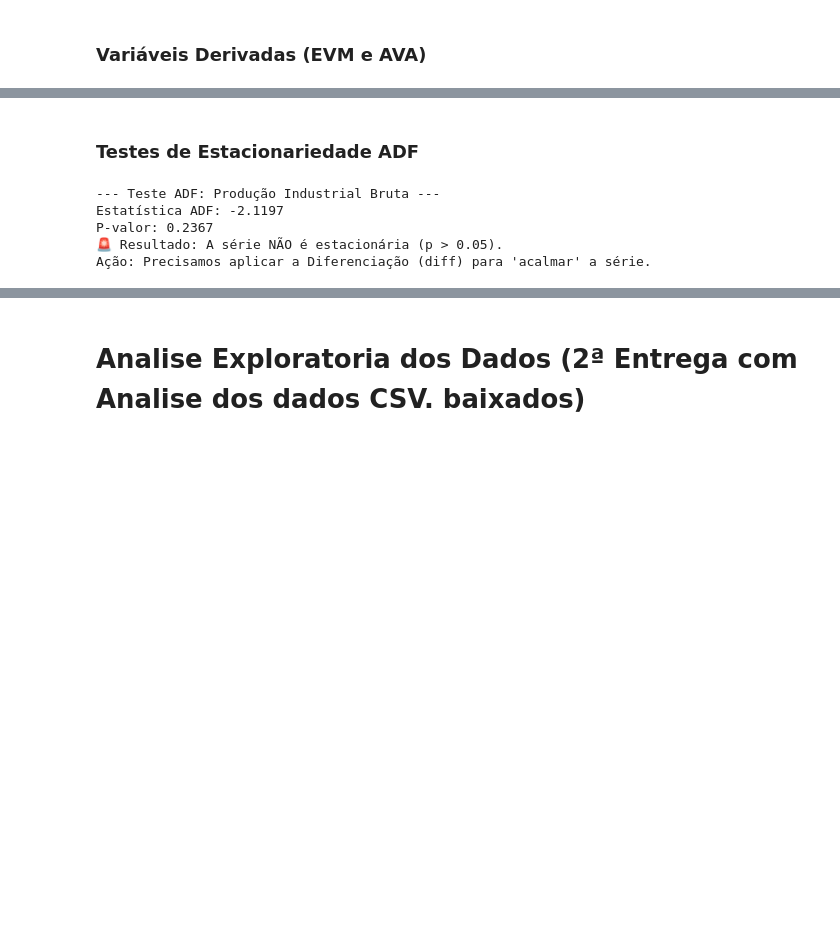
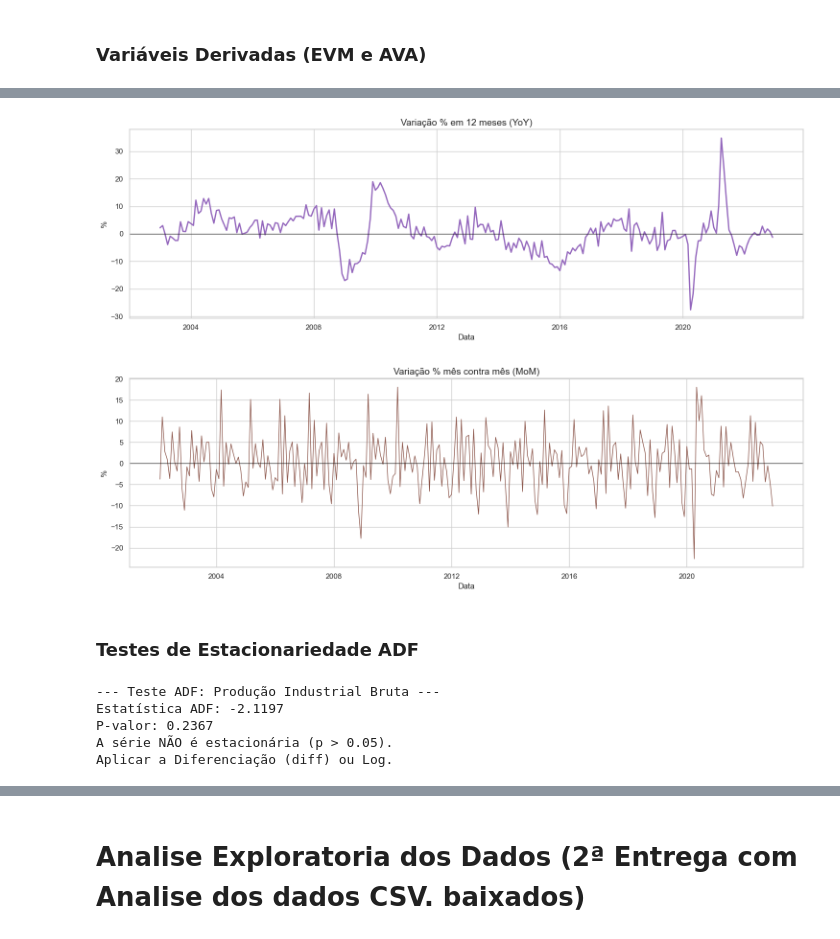
Before and after one commit to MarianaMayumeCaniza/PROJETOAPLICADO4_2026.01, a Jupyter notebook: Desenvolvimento/DesenvolvimentodoProjeto.ipynb, the cells around one changed output, grey strips where cells are left out. Cells and saved outputs as stored; diff of their text form; code cells hidden in the pictures; blank space fills up the shorter version.

```diff
--- a/Desenvolvimento/DesenvolvimentodoProjeto.ipynb
+++ b/Desenvolvimento/DesenvolvimentodoProjeto.ipynb
@@ -279,3 +279,14 @@ plt.show()
 [figure]
 # %% [markdown]
 ### Variáveis Derivadas (EVM e AVA)
+# %%
+# 1. Calculando a EVM (Variação Mensal %)
+# Compara o mês atual com o mês imediatamente anterior
+BrasilGeral['EVM'] = BrasilGeral['Indice'].pct_change(1) * 100
+
+# 2. Calculando a AVA (Variação Acumulada 12 meses %)
+# Compara o mês atual com o mesmo mês do ano anterior
+BrasilGeral['AVA'] = BrasilGeral['Indice'].pct_change(12) * 100
+
+# Visualizando os novos dados
+print(BrasilGeral[['Indice', 'EVM', 'AVA']].tail())
@@ -282,3 +301,32 @@ plt.show()
+# %%
+import matplotlib.pyplot as plt
+import seaborn as sns
+
+# Configurando o estilo para parecer profissional como o seu exemplo
+sns.set_theme(style="whitegrid")
+
+# --- 1. GRÁFICO DE VARIAÇÃO ACUMULADA (AVA / YoY %) ---
+plt.figure(figsize=(15, 5))
+plt.plot(BrasilGeral.index, BrasilGeral['AVA'], color='#9467bd', linewidth=2) # Roxo como na imagem 4
+plt.axhline(0, color='black', linewidth=1, alpha=0.7) # Linha de referência no zero
+plt.title('Variação % em 12 meses (YoY)', fontsize=14)
+plt.ylabel('%')
+plt.xlabel('Data')
+plt.tight_layout()
+plt.show()
+
+# --- 2. GRÁFICO DE VARIAÇÃO MENSAL (EVM / MoM %) ---
+plt.figure(figsize=(15, 5))
+plt.plot(BrasilGeral.index, BrasilGeral['EVM'], color='#8c564b', linewidth=1) # Marrom como na imagem 5
+plt.axhline(0, color='black', linewidth=1, alpha=0.7)
+plt.title('Variação % mês contra mês (MoM)', fontsize=14)
+plt.ylabel('%')
+plt.xlabel('Data')
+plt.tight_layout()
+plt.show()
+# %% [output]
+[figure, added]
+[figure, added]
 # %% [markdown]
 ### Testes de Estacionariedade ADF
 # %%
@@ -296,11 +344,11 @@ def testar_estacionariedade(serie, nome_serie):
 
     # Interpretando o resultado (Regra de Ouro: 5%)
     if p_valor <= 0.05:
-        print("✅ Resultado: A série é ESTACIONÁRIA (p <= 0.05).")
-        print("Pode seguir para a modelagem sem medo!")
+        print("A série é ESTACIONÁRIA (p <= 0.05).")
+
     else:
-        print("🚨 Resultado: A série NÃO é estacionária (p > 0.05).")
-        print("Ação: Precisamos aplicar a Diferenciação (diff) para 'acalmar' a série.")
+        print("A série NÃO é estacionária (p > 0.05).")
+        print("Aplicar a Diferenciação (diff) ou Log.")
 
 # Rodando para a sua série principal
 testar_estacionariedade(BrasilGeral['Indice'], "Produção Industrial Bruta")
@@ -308,5 +356,5 @@ testar_estacionariedade(BrasilGeral['Indice'], "Produção Industrial Bruta")
 --- Teste ADF: Produção Industrial Bruta ---
 Estatística ADF: -2.1197
 P-valor: 0.2367
-🚨 Resultado: A série NÃO é estacionária (p > 0.05).
-Ação: Precisamos aplicar a Diferenciação (diff) para 'acalmar' a série.
+A série NÃO é estacionária (p > 0.05).
+Aplicar a Diferenciação (diff) ou Log.
```
Also changed, not shown: parts of 5 cells of this notebook.
